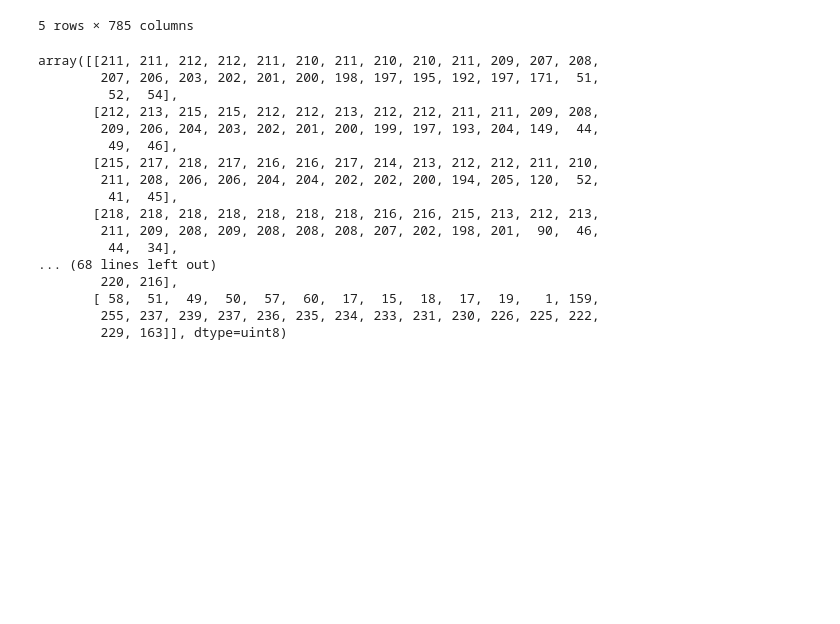
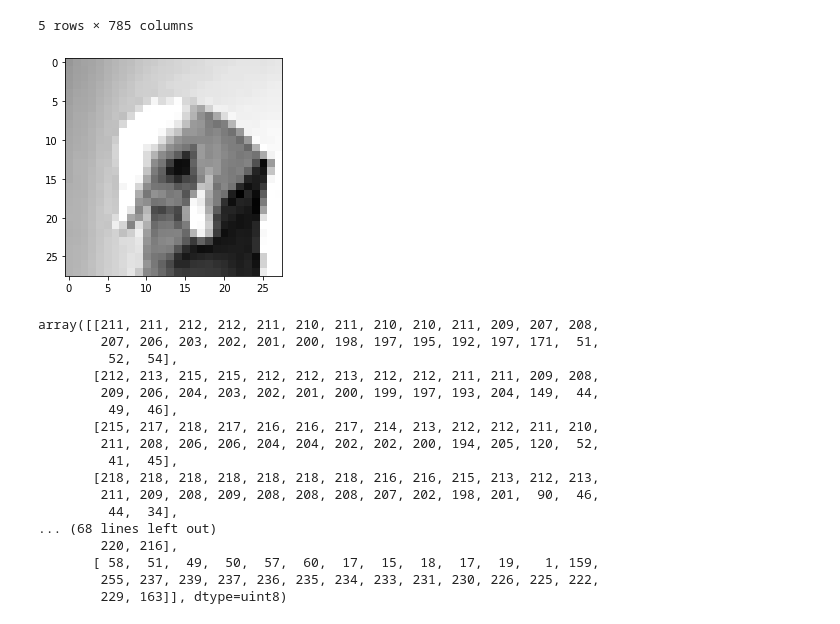
Before and after one commit to siddharthc30/American-Sign-Lang-recognition, a Jupyter notebook: Signlanguage.ipynb, the cells around one changed output. Cells and saved outputs as stored; diff of their text form; code cells hidden in the pictures; blank space fills up the shorter version.

```diff
--- a/Signlanguage.ipynb
+++ b/Signlanguage.ipynb
@@ -45,6 +47,17 @@ data.head()
 | 3 | 2 | 211 | 211 | 212 | 212 | 211 | 210 | 211 | 210 | 210 | 211 | ... |
 | 4 | 13 | 164 | 167 | 170 | 172 | 176 | 179 | 180 | 184 | 185 | 186 | ... |
 5 rows × 785 columns
+# %%
+df=data.drop(labels=['label'],axis=1)
+# %%
+def gen_image(image):
+    """Return 28x28 image given grayscale values"""
+    pixels = image.reshape((28,28))
+    plt.imshow(pixels, cmap='gray')
+    plt.show()
+gen_image(np.array(df.iloc[5]))
+# %% [output]
+[figure, added]
 # %%
 data.iloc[3,1:].values.reshape(28,28).astype('uint8')
 # %% [output]
```
Also changed, not shown: parts of 11 cells of this notebook.
